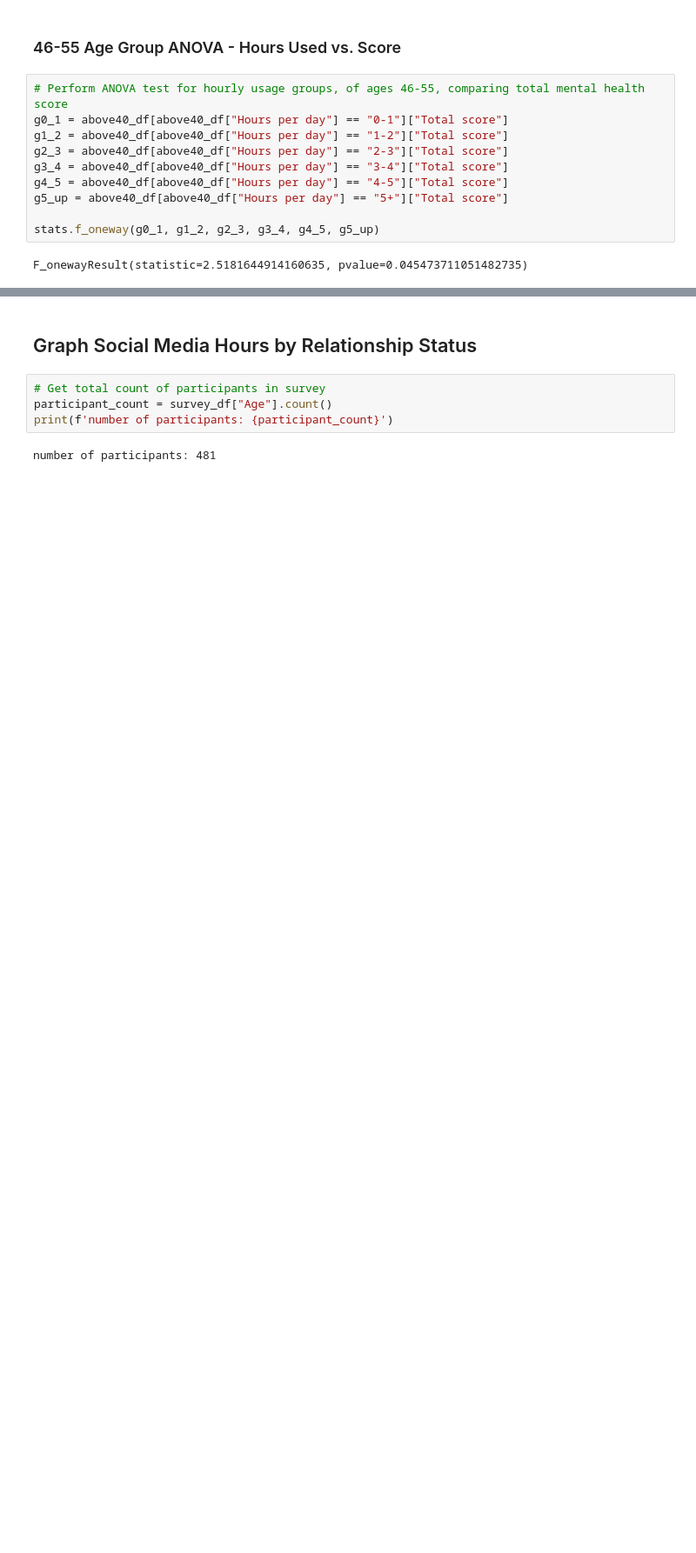
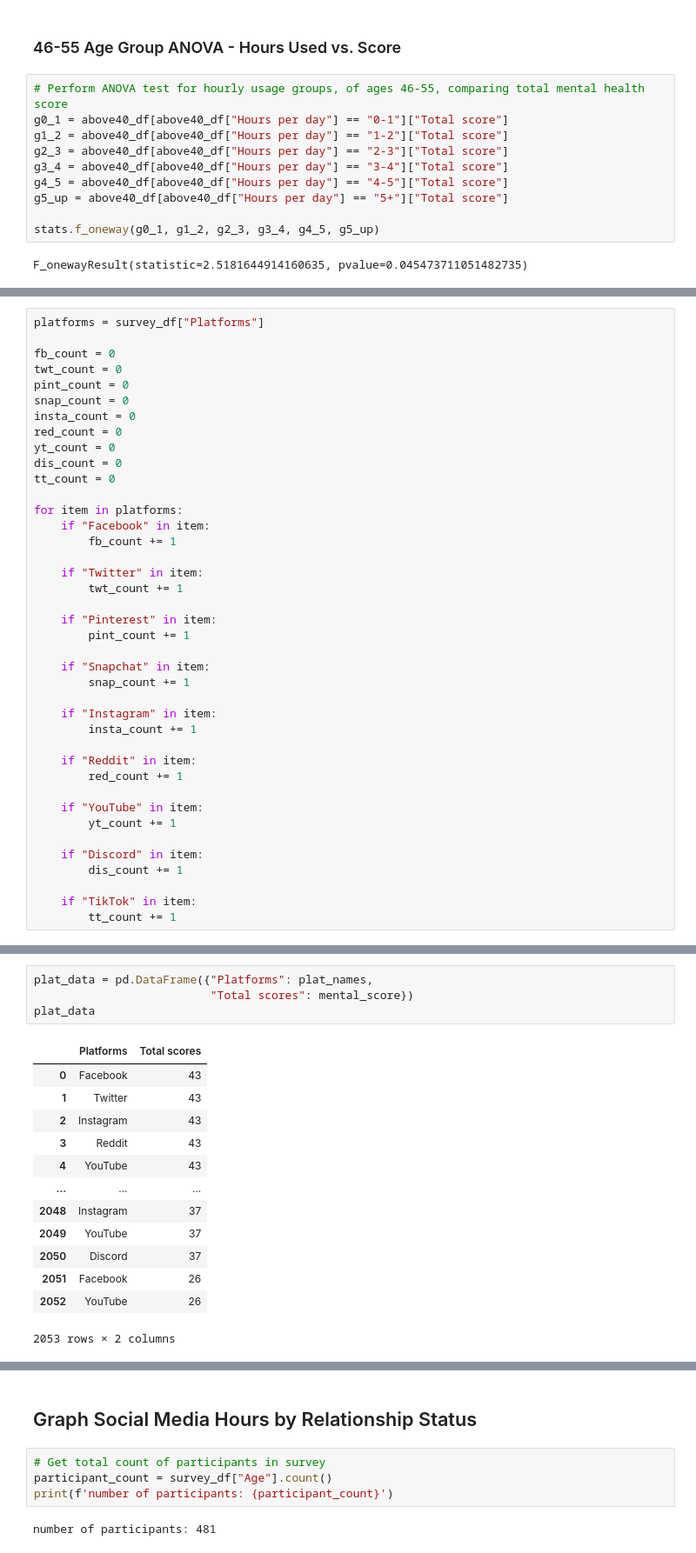
Before and after one commit to DominicT1995/EDA-Social-Media-Mental-Health, a Jupyter notebook: Project_Mental_Health/mental_health_project_final.ipynb, the cells around one changed output, grey strips where cells are left out. Shown at 87% size. Drawn from its saved outputs; the diff is of its cells as text; blank space fills up the shorter version.

```diff
--- a/Project_Mental_Health/mental_health_project_final.ipynb
+++ b/Project_Mental_Health/mental_health_project_final.ipynb
@@ -587,0 +590,40 @@ F_onewayResult(statistic=2.5181644914160635, pvalue=0.045473711051482735)
+# %%
+platforms = survey_df["Platforms"]
+
+fb_count = 0
+twt_count = 0
+pint_count = 0
+snap_count = 0
+insta_count = 0
+red_count = 0
+yt_count = 0
+dis_count = 0
+tt_count = 0
+
+for item in platforms:
+    if "Facebook" in item:
+        fb_count += 1
+
+    if "Twitter" in item:
+        twt_count += 1
+
+    if "Pinterest" in item:
+        pint_count += 1
+
+    if "Snapchat" in item:
+        snap_count += 1
+
+    if "Instagram" in item:
+        insta_count += 1
+
+    if "Reddit" in item:
+        red_count += 1
+
+    if "YouTube" in item:
+        yt_count += 1
+
+    if "Discord" in item:
+        dis_count += 1
+
+    if "TikTok" in item:
+        tt_count += 1
@@ -587,0 +717,18 @@ F_onewayResult(statistic=2.5181644914160635, pvalue=0.045473711051482735)
+# %%
+plat_data = pd.DataFrame({"Platforms": plat_names,
+                          "Total scores": mental_score})
+plat_data
+# %% [output]
+|  | Platforms | Total scores |
+| 0 | Facebook | 43 |
+| 1 | Twitter | 43 |
+| 2 | Instagram | 43 |
+| 3 | Reddit | 43 |
+| 4 | YouTube | 43 |
+| ... | ... | ... |
+| 2048 | Instagram | 37 |
+| 2049 | YouTube | 37 |
+| 2050 | Discord | 37 |
+| 2051 | Facebook | 26 |
+| 2052 | YouTube | 26 |
+2053 rows × 2 columns
```
Also changed, not shown: parts of 6 cells of this notebook, 3 other files.
